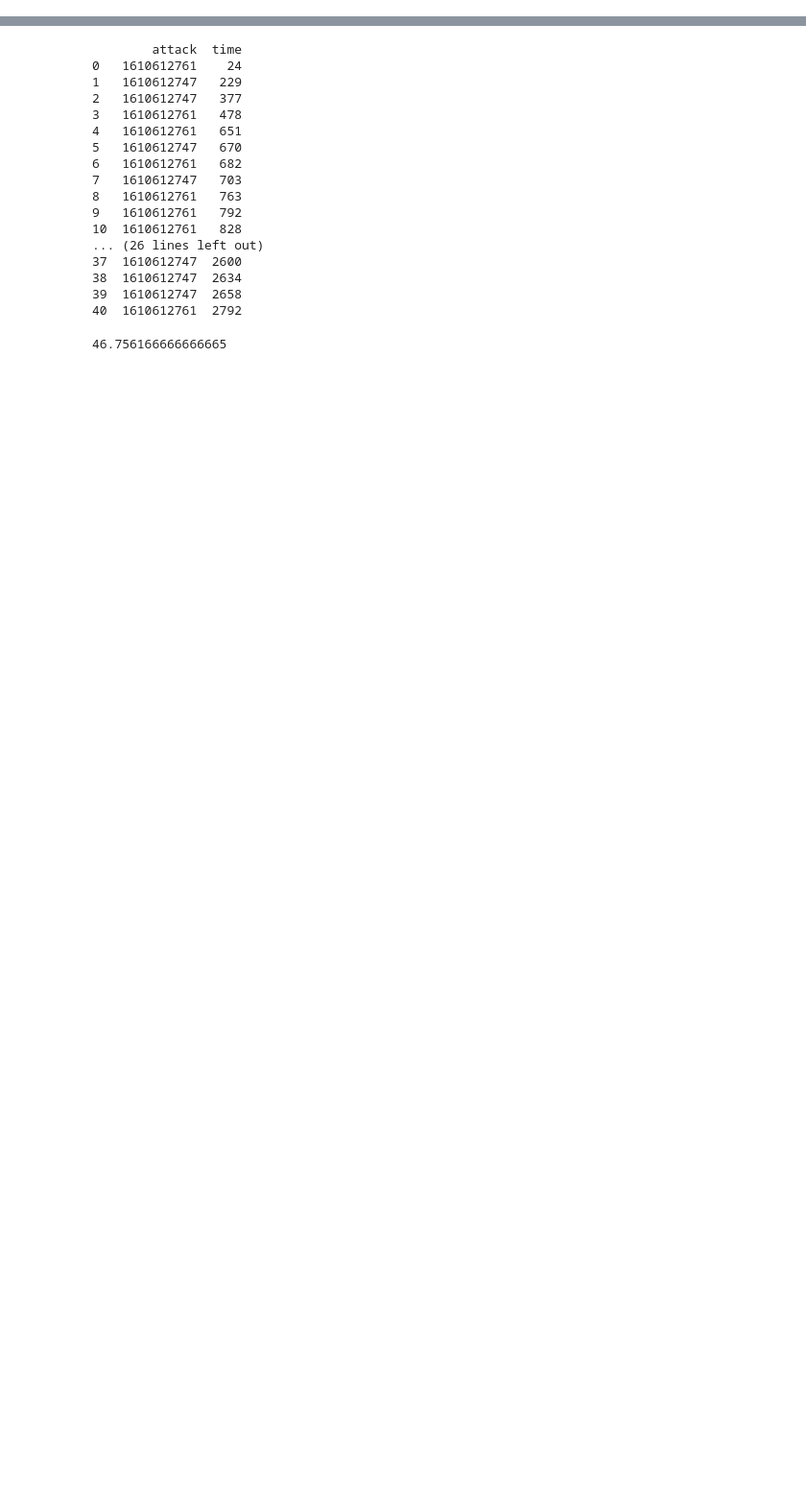
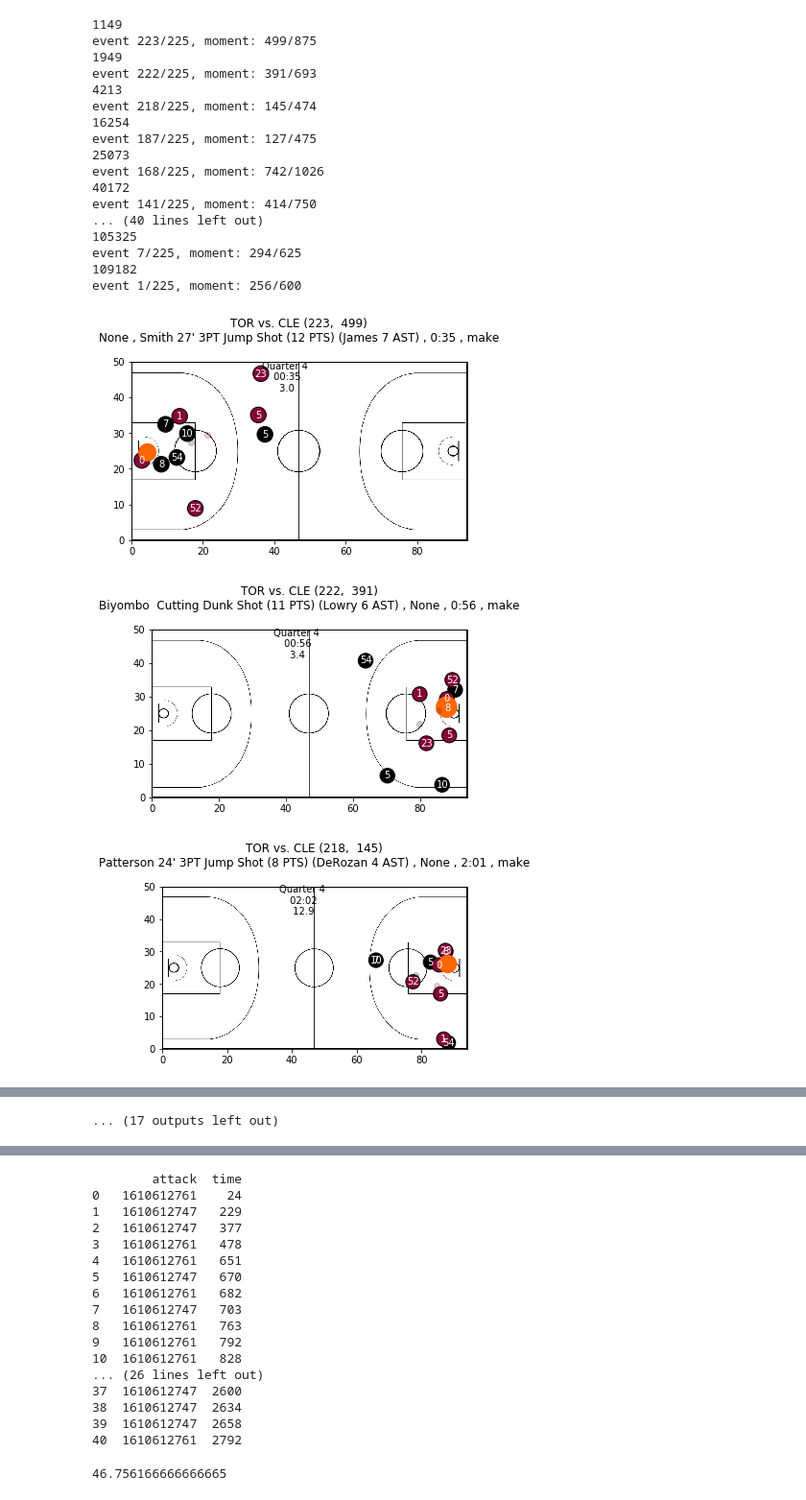
Before and after one commit to jskang/nba_assist_stats, a Jupyter notebook: NBA.ipynb, the cells around one changed output, grey strips where cells are left out. Shown at 96% size. Cells and saved outputs as stored; diff of their text form; code cells hidden in the pictures; blank space fills up the shorter version.

```diff
--- a/NBA.ipynb
+++ b/NBA.ipynb
@@ -95,7 +96,6 @@ def draw_court(ii, jj):
     ball = ball_xy[jj]
     player = player_xy[jj]
 
-
     # plot clock info
     clock_info = ax.annotate('', xy=[94.0/2 - 6.0/1.5 +0.1, 50 - 6.0/1.5 -0.35],
         color='black', horizontalalignment='center', verticalalignment='center')
@@ -125,8 +125,13 @@ def draw_court(ii, jj):
     # the event title
     temp = str(datta['events'][ii]['home']['abbreviation'])+\
         ' vs. ' + str(datta['events'][ii]['visitor']['abbreviation'])+\
+        ' (' + str(ii) + ',  ' + str(jj) + ')' +\
         '\n'
+    counter = 0
     for idx, pp in playbyplay.iterrows():
+        counter = counter + 1
+        if counter > 5:
+            break
         temp = temp + str(pp['HOMEDESCRIPTION'])+ " , " +\
                 str(pp['VISITORDESCRIPTION'])+ " , "+\
                 str(pp['PCTIMESTRING'])+ " , "+\
@@ -480,0 +437,28 @@ Assist Found
+# %%
+# for i in assist_frames:
+# for i in shot_frames:
+for i in moment_list:
+    print i
+    md = moment_data[i]
+    draw_court(md[4], md[5])
+# %% [output]
+1149
+event 223/225, moment: 499/875
+1949
+event 222/225, moment: 391/693
+4213
+event 218/225, moment: 145/474
+16254
+event 187/225, moment: 127/475
+25073
+event 168/225, moment: 742/1026
+40172
+event 141/225, moment: 414/750
+... (40 lines left out)
+105325
+event 7/225, moment: 294/625
+109182
+event 1/225, moment: 256/600
+[figure, added]
+[figure, added]
+[figure, added]
@@ -481 +473,2 @@ Assist Found
+... (17 outputs left out)
 # %%
```
Also changed, not shown: parts of 14 cells of this notebook.
